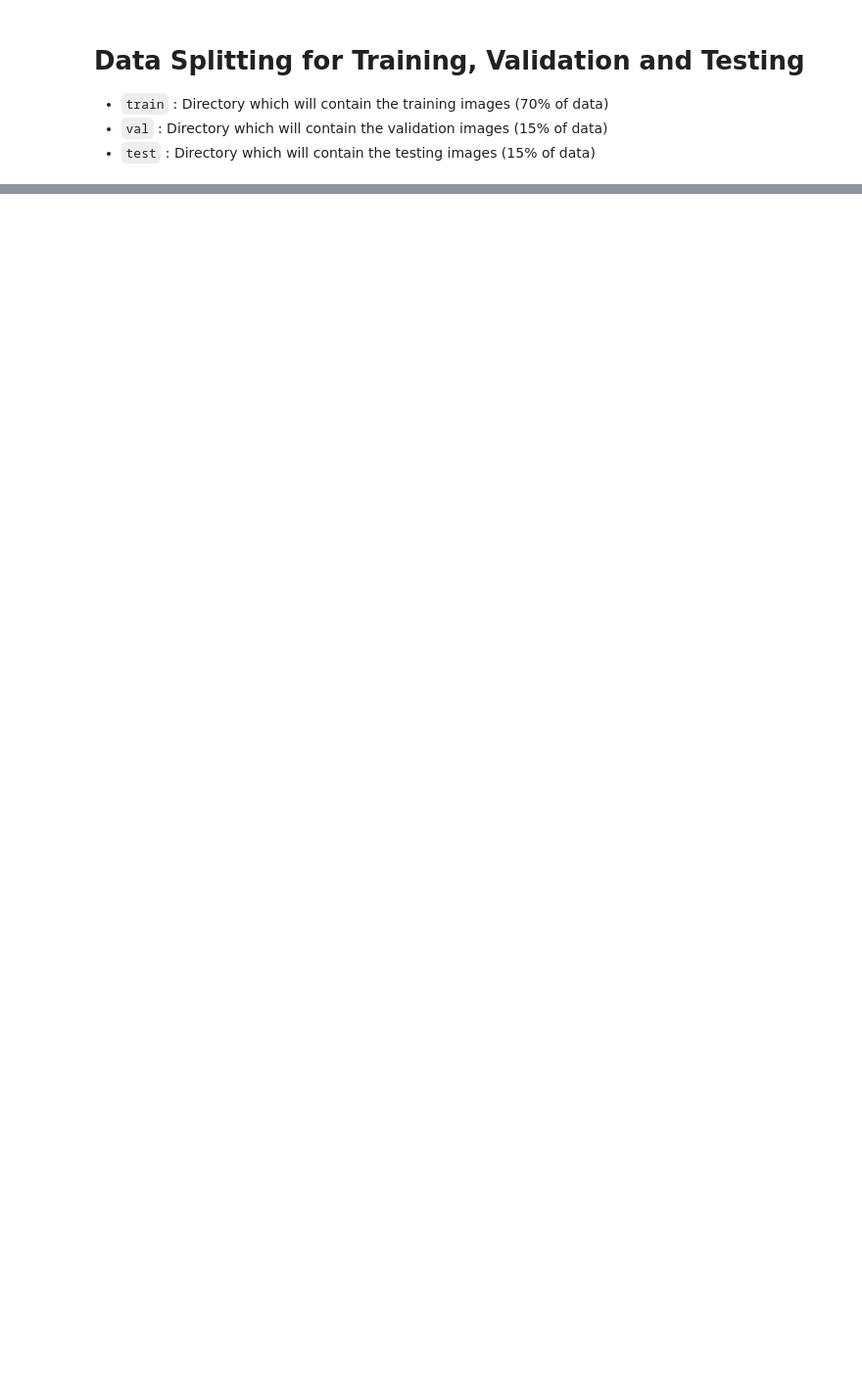
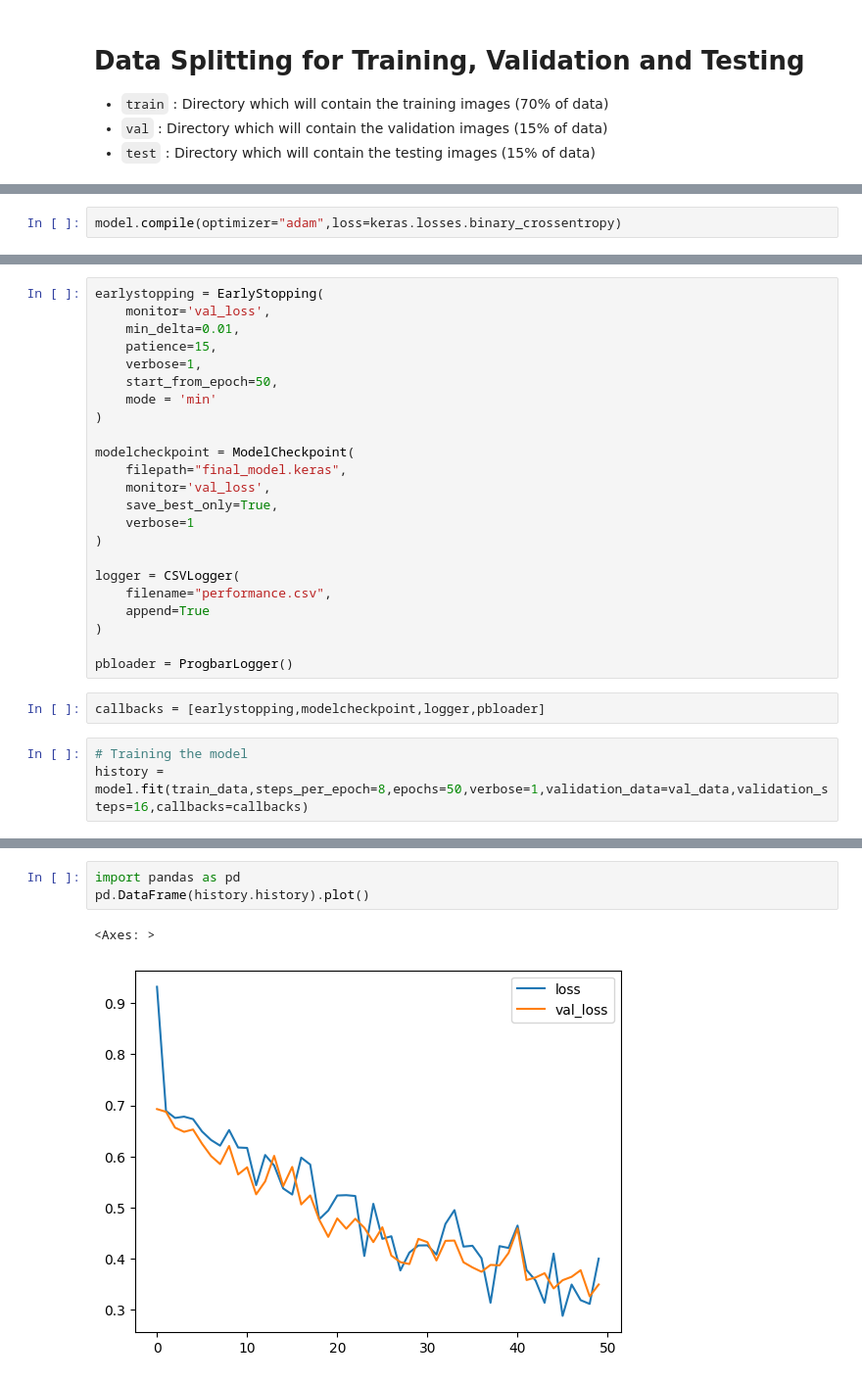
Before and after one commit to GUNALSABITHA/Tumor-Detection-Deep-Learning, a Jupyter notebook: models/tumor-image-classification.ipynb, the cells around one changed output, grey strips where cells are left out. Shown at 98% size. Cells and saved outputs as stored; diff of their text form; blank space fills up the shorter version.

Commit message:
Trained the model and saved it

```diff
--- a/models/tumor-image-classification.ipynb
+++ b/models/tumor-image-classification.ipynb
@@ -80,0 +102,2 @@ Train does not exists
+# %%
+model.compile(optimizer="adam",loss=keras.losses.binary_crossentropy)
@@ -80,0 +172,28 @@ Train does not exists
+# %%
+earlystopping = EarlyStopping(
+    monitor='val_loss',
+    min_delta=0.01,
+    patience=15,
+    verbose=1,
+    start_from_epoch=50,
+    mode = 'min'
+)
+
+modelcheckpoint = ModelCheckpoint(
+    filepath="final_model.keras",
+    monitor='val_loss',
+    save_best_only=True,
+    verbose=1
+)
+
+logger = CSVLogger(
+    filename="performance.csv",
+    append=True
+)
+
+pbloader = ProgbarLogger()
+# %%
+callbacks = [earlystopping,modelcheckpoint,logger,pbloader]
+# %%
+# Training the model
+history = model.fit(train_data,steps_per_epoch=8,epochs=50,verbose=1,validation_data=val_data,validation_steps=16,callbacks=callbacks)
@@ -80,0 +218,6 @@ Train does not exists
+# %%
+import pandas as pd
+pd.DataFrame(history.history).plot()
+# %% [output]
+<Axes: >
+[figure, added]
```
Also changed, not shown: parts of 26 cells of this notebook, 4 other files.
